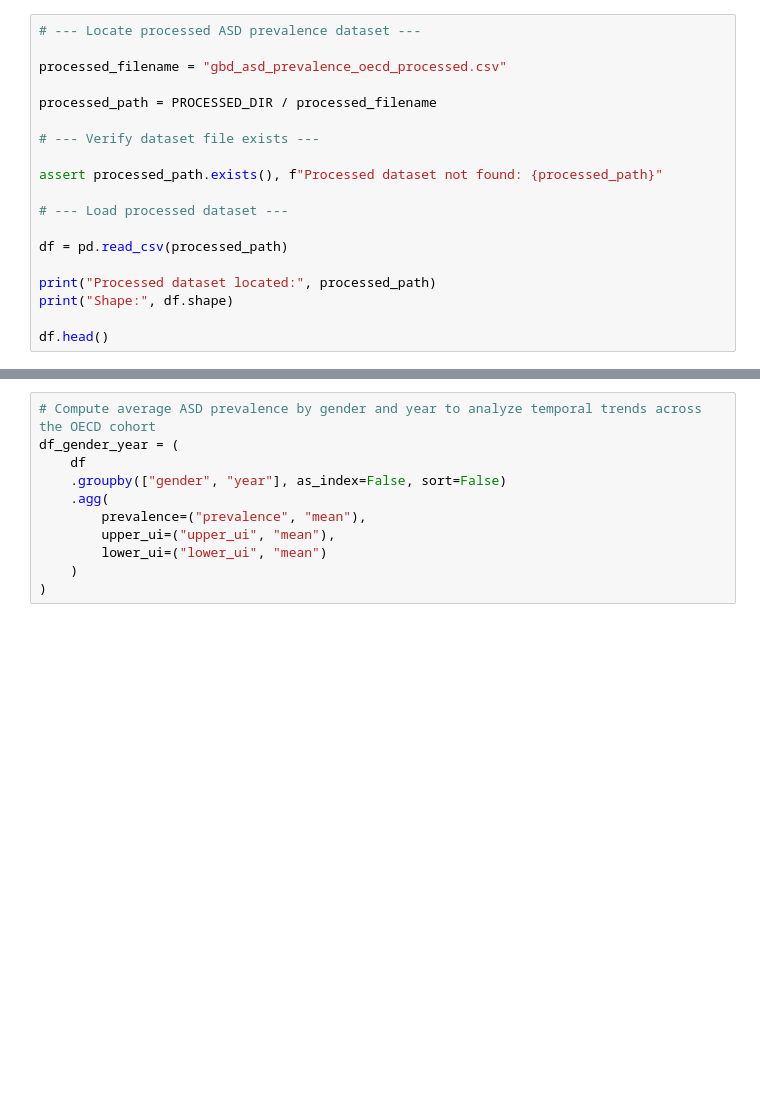
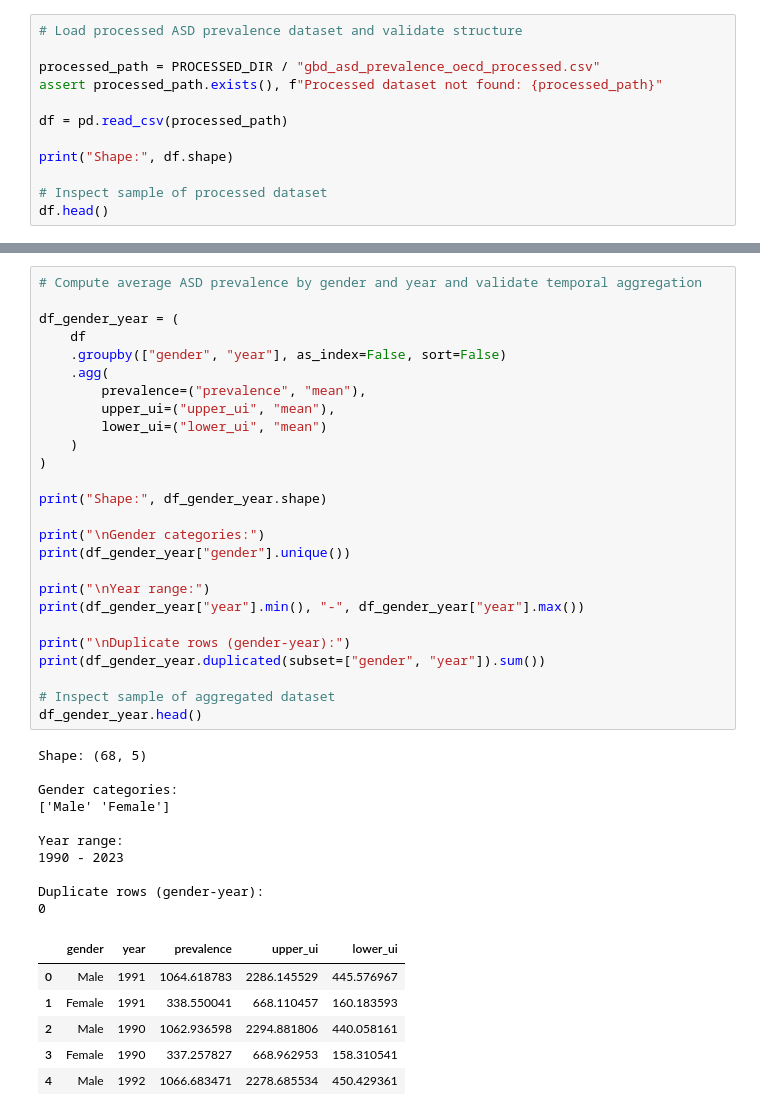
Before and after one commit to Samai-Manuz/autism-gender-gap-analysis, a Jupyter notebook: notebooks/03_metrics_sex_age.ipynb, the cells around one changed output, grey strips where cells are left out. Cells and saved outputs as stored; diff of their text form; blank space fills up the shorter version.

```diff
--- a/notebooks/03_metrics_sex_age.ipynb
+++ b/notebooks/03_metrics_sex_age.ipynb
@@ -66,20 +55,13 @@ Key steps:
 # %%
-# --- Locate processed ASD prevalence dataset ---
+# Load processed ASD prevalence dataset and validate structure
 
-processed_filename = "gbd_asd_prevalence_oecd_processed.csv"
-
-processed_path = PROCESSED_DIR / processed_filename
-
-# --- Verify dataset file exists ---
-
+processed_path = PROCESSED_DIR / "gbd_asd_prevalence_oecd_processed.csv"
 assert processed_path.exists(), f"Processed dataset not found: {processed_path}"
-
-# --- Load processed dataset ---
 
 df = pd.read_csv(processed_path)
 
-print("Processed dataset located:", processed_path)
 print("Shape:", df.shape)
 
+# Inspect sample of processed dataset
 df.head()
 # %% [output]
@@ -305,11 +248,43 @@ Key steps:
 # %%
-# Compute average ASD prevalence by gender and year to analyze temporal trends across the OECD cohort
+# Compute average ASD prevalence by gender and year and validate temporal aggregation
+
 df_gender_year = (
     df
     .groupby(["gender", "year"], as_index=False, sort=False)
     .agg(
         prevalence=("prevalence", "mean"),
         upper_ui=("upper_ui", "mean"),
         lower_ui=("lower_ui", "mean")
     )
 )
+
+print("Shape:", df_gender_year.shape)
+
+print("\nGender categories:")
+print(df_gender_year["gender"].unique())
+
+print("\nYear range:")
+print(df_gender_year["year"].min(), "-", df_gender_year["year"].max())
+
+print("\nDuplicate rows (gender-year):")
+print(df_gender_year.duplicated(subset=["gender", "year"]).sum())
+
+# Inspect sample of aggregated dataset
+df_gender_year.head()
+# %% [output]
+Shape: (68, 5)
+
+Gender categories:
+['Male' 'Female']
+
+Year range:
+1990 - 2023
+
+Duplicate rows (gender-year):
+0
+|  | gender | year | prevalence | upper_ui | lower_ui |
+| 0 | Male | 1991 | 1064.618783 | 2286.145529 | 445.576967 |
+| 1 | Female | 1991 | 338.550041 | 668.110457 | 160.183593 |
+| 2 | Male | 1990 | 1062.936598 | 2294.881806 | 440.058161 |
+| 3 | Female | 1990 | 337.257827 | 668.962953 | 158.310541 |
+| 4 | Male | 1992 | 1066.683471 | 2278.685534 | 450.429361 |
```
Also changed, not shown: parts of 37 cells of this notebook.
